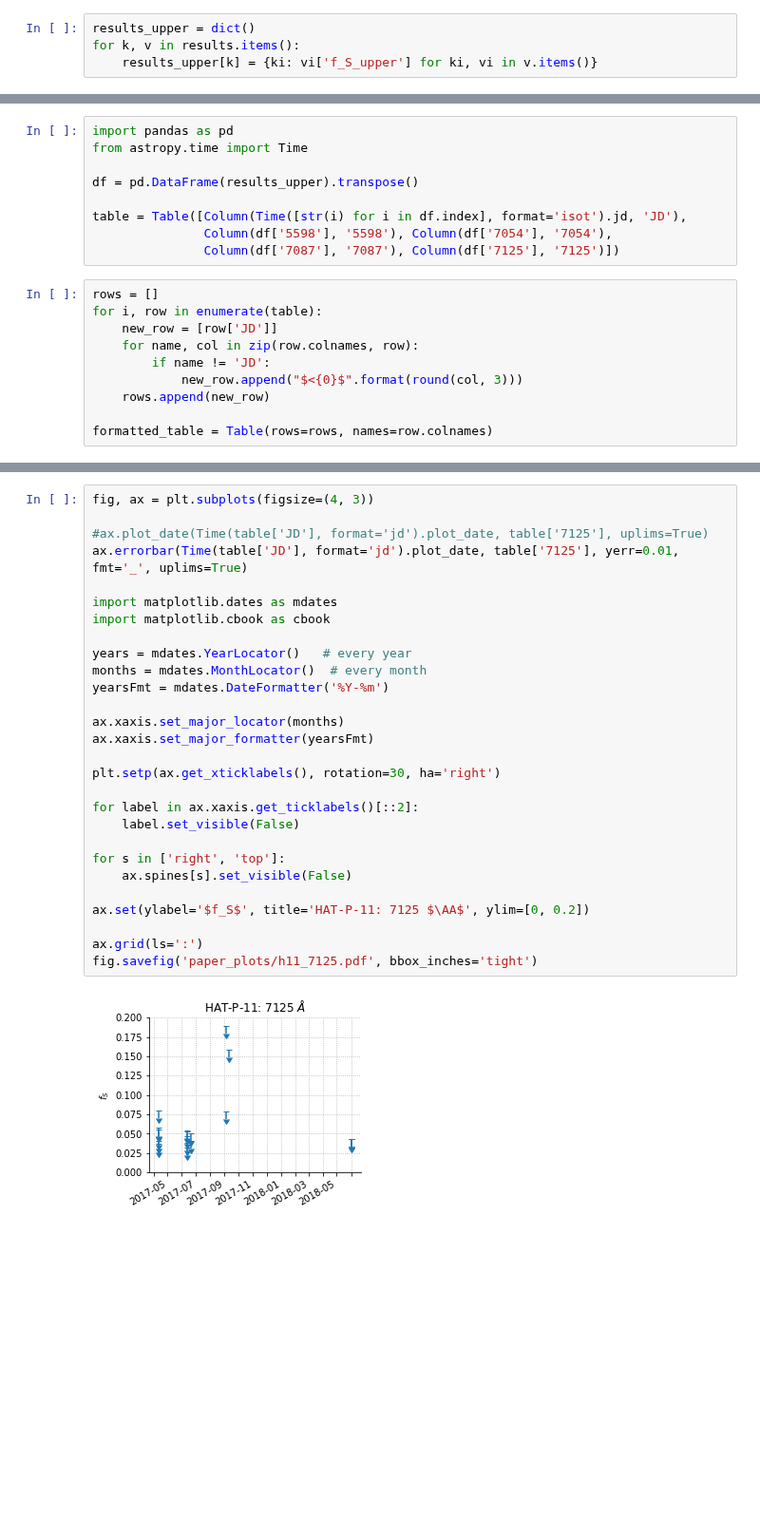
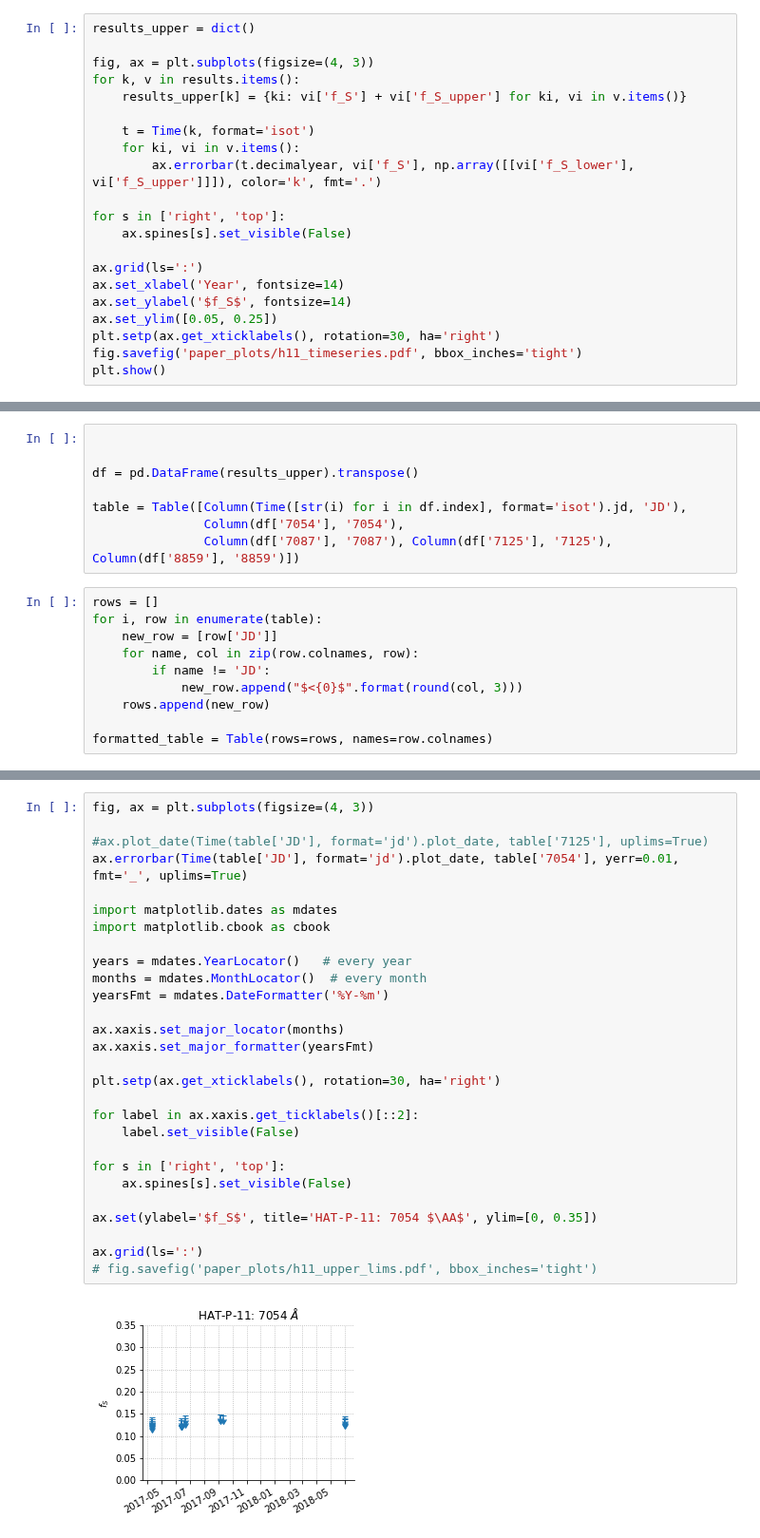
Before and after one commit to bmorris3/freckles, a Jupyter notebook: table_h11.ipynb, the cells around one changed output, grey strips where cells are left out. Shown at 95% size. Drawn from its saved outputs; the diff is of its cells as text; blank space fills up the shorter version.

```diff
--- a/table_h11.ipynb
+++ b/table_h11.ipynb
@@ -9,6 +11,23 @@ import sys
 # %%
 results = json.load(open('bandbyband_h11_results.json', 'r'))
-# %%
-results_upper = dict()
-for k, v in results.items():
-    results_upper[k] = {ki: vi['f_S_upper'] for ki, vi in v.items()}
+# %%
+results_upper = dict()
+
+fig, ax = plt.subplots(figsize=(4, 3))
+for k, v in results.items():
+    results_upper[k] = {ki: vi['f_S'] + vi['f_S_upper'] for ki, vi in v.items()}
+
+    t = Time(k, format='isot')
+    for ki, vi in v.items():
+        ax.errorbar(t.decimalyear, vi['f_S'], np.array([[vi['f_S_lower'], vi['f_S_upper']]]), color='k', fmt='.')
+
+for s in ['right', 'top']:
+    ax.spines[s].set_visible(False)
+
+ax.grid(ls=':')
+ax.set_xlabel('Year', fontsize=14)
+ax.set_ylabel('$f_S$', fontsize=14)
+ax.set_ylim([0.05, 0.25])
+plt.setp(ax.get_xticklabels(), rotation=30, ha='right')
+fig.savefig('paper_plots/h11_timeseries.pdf', bbox_inches='tight')
+plt.show()
@@ -15,12 +36,11 @@ for k, v in results.items():
 # %%
-import pandas as pd
-from astropy.time import Time
+
 
 df = pd.DataFrame(results_upper).transpose()
 
 table = Table([Column(Time([str(i) for i in df.index], format='isot').jd, 'JD'),
-               Column(df['5598'], '5598'), Column(df['7054'], '7054'),
-               Column(df['7087'], '7087'), Column(df['7125'], '7125')])
+               Column(df['7054'], '7054'),
+               Column(df['7087'], '7087'), Column(df['7125'], '7125'), Column(df['8859'], '8859')])
 # %%
 rows = []
 for i, row in enumerate(table):
@@ -56,30 +78,30 @@ JD & 5598 & 7054 & 7087 & 7125 \\
 # %%
 fig, ax = plt.subplots(figsize=(4, 3))
 
 #ax.plot_date(Time(table['JD'], format='jd').plot_date, table['7125'], uplims=True)
-ax.errorbar(Time(table['JD'], format='jd').plot_date, table['7125'], yerr=0.01, fmt='_', uplims=True)
+ax.errorbar(Time(table['JD'], format='jd').plot_date, table['7054'], yerr=0.01, fmt='_', uplims=True)
 
 import matplotlib.dates as mdates
 import matplotlib.cbook as cbook
 
 years = mdates.YearLocator()   # every year
 months = mdates.MonthLocator()  # every month
 yearsFmt = mdates.DateFormatter('%Y-%m')
 
 ax.xaxis.set_major_locator(months)
 ax.xaxis.set_major_formatter(yearsFmt)
 
 plt.setp(ax.get_xticklabels(), rotation=30, ha='right')
 
 for label in ax.xaxis.get_ticklabels()[::2]:
     label.set_visible(False)
 
 for s in ['right', 'top']:
     ax.spines[s].set_visible(False)
 
-ax.set(ylabel='$f_S$', title='HAT-P-11: 7125 $\AA$', ylim=[0, 0.2])
+ax.set(ylabel='$f_S$', title='HAT-P-11: 7054 $\AA$', ylim=[0, 0.35])
 
 ax.grid(ls=':')
-fig.savefig('paper_plots/h11_7125.pdf', bbox_inches='tight')
+# fig.savefig('paper_plots/h11_upper_lims.pdf', bbox_inches='tight')
 # %% [output]
-[figure, old version]
+[figure, new version]
```
Also changed, not shown: parts of 4 cells of this notebook, 9 other files.
